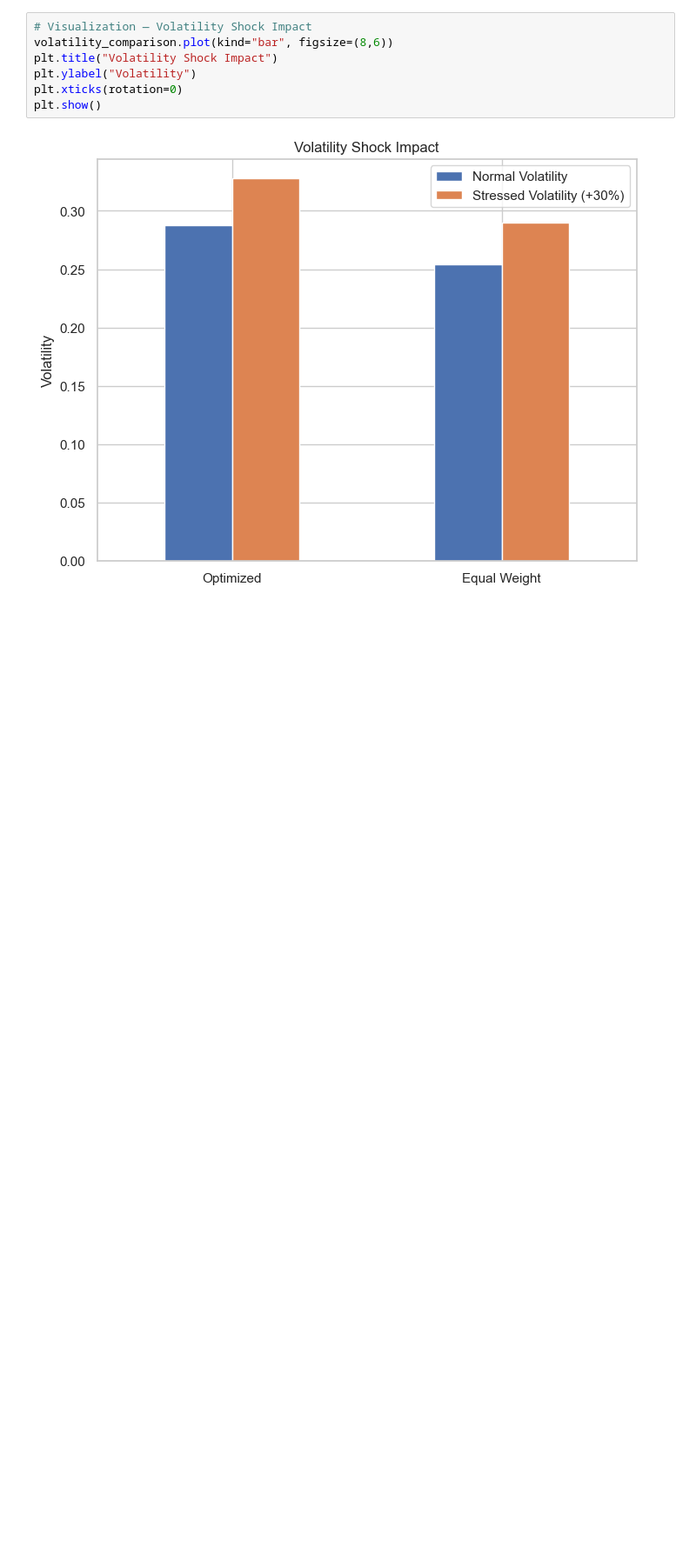
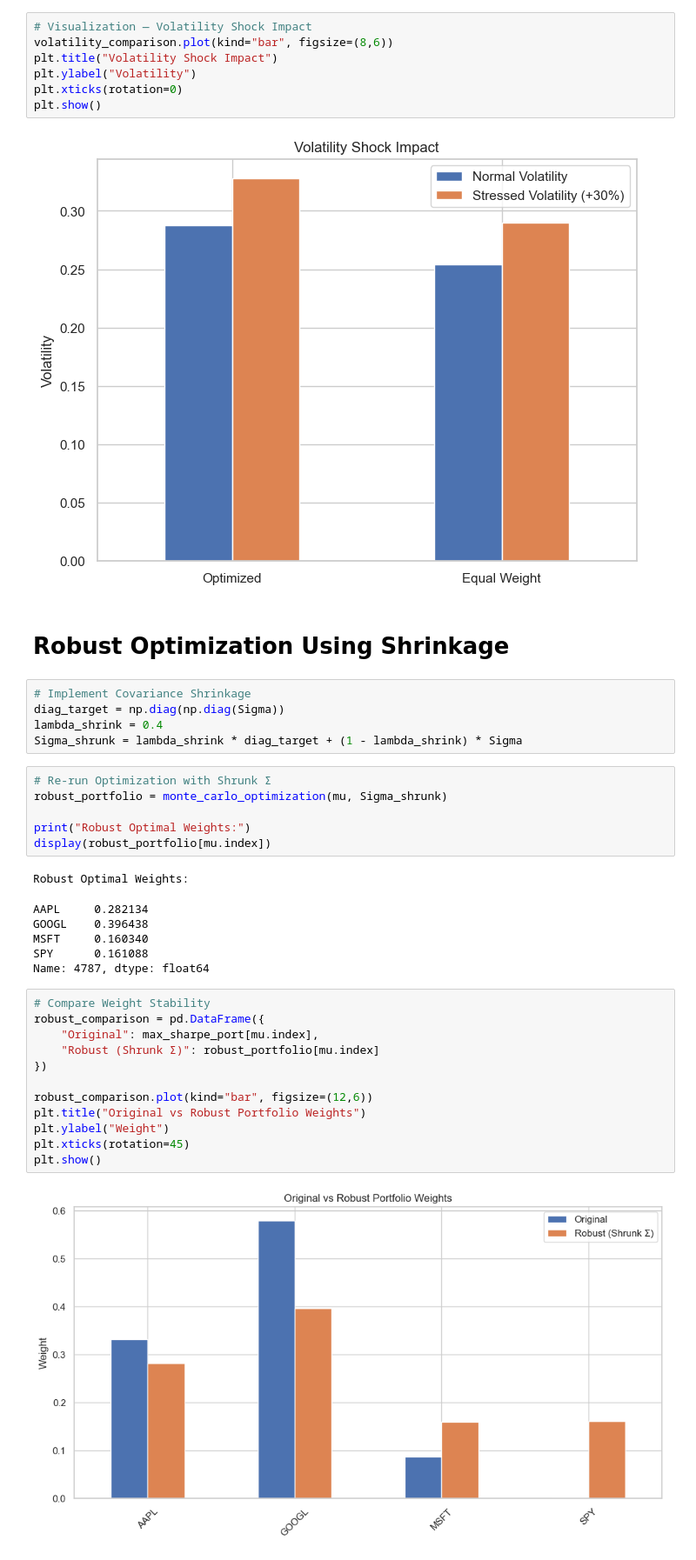
Before and after one commit to KartikMehra22/monte-carlo-portfolio-optimization, a Jupyter notebook: notebooks/portfolio_optimization.ipynb, the cells around one changed output. Shown at 87% size. Drawn from its saved outputs; the diff is of its cells as text; blank space fills up the shorter version.

Commit message:
Robust Optimization Using Shrinkage done

```diff
--- a/notebooks/portfolio_optimization.ipynb
+++ b/notebooks/portfolio_optimization.ipynb
@@ -628,3 +628,37 @@ plt.xticks(rotation=0)
 plt.show()
 # %% [output]
 [figure]
+# %% [markdown]
+# Robust Optimization Using Shrinkage
+# %%
+# Implement Covariance Shrinkage
+diag_target = np.diag(np.diag(Sigma))
+lambda_shrink = 0.4
+Sigma_shrunk = lambda_shrink * diag_target + (1 - lambda_shrink) * Sigma
+# %%
+# Re-run Optimization with Shrunk Σ
+robust_portfolio = monte_carlo_optimization(mu, Sigma_shrunk)
+
+print("Robust Optimal Weights:")
+display(robust_portfolio[mu.index])
+# %% [output]
+Robust Optimal Weights:
+AAPL     0.282134
+GOOGL    0.396438
+MSFT     0.160340
+SPY      0.161088
+Name: 4787, dtype: float64
+# %%
+# Compare Weight Stability
+robust_comparison = pd.DataFrame({
+    "Original": max_sharpe_port[mu.index],
+    "Robust (Shrunk Σ)": robust_portfolio[mu.index]
+})
+
+robust_comparison.plot(kind="bar", figsize=(12,6))
+plt.title("Original vs Robust Portfolio Weights")
+plt.ylabel("Weight")
+plt.xticks(rotation=45)
+plt.show()
+# %% [output]
+[figure, added]
```
Also changed, not shown: parts of 2 cells of this notebook.
